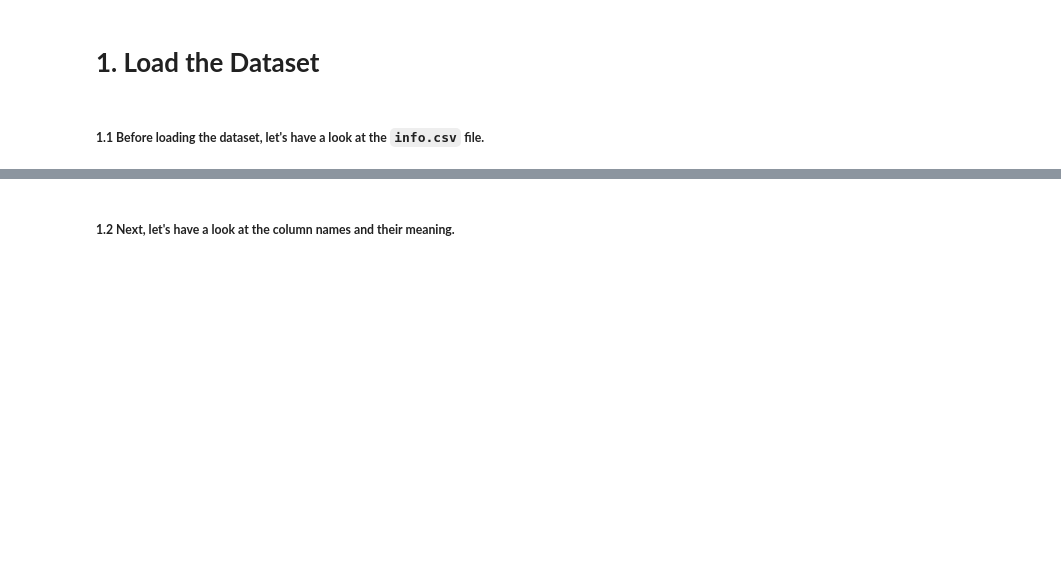
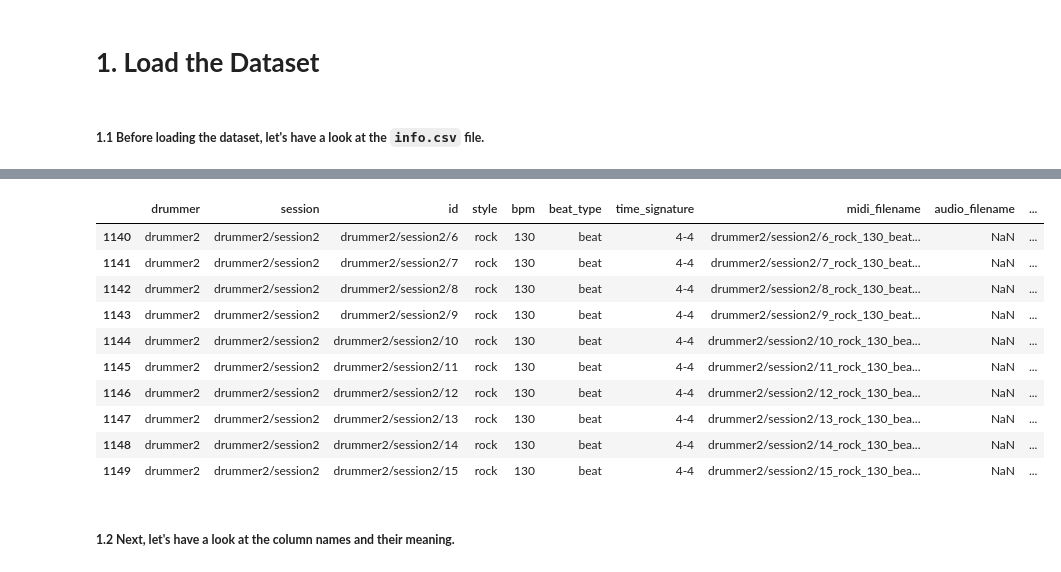
Before and after one commit to IngaKristin/Final-Project-TensorFlow, a Jupyter notebook: dataset_preprocessing.ipynb, the cells around one changed output, grey strips where cells are left out. Cells and saved outputs as stored; diff of their text form; code cells hidden in the pictures; blank space fills up the shorter version.

```diff
--- a/dataset_preprocessing.ipynb
+++ b/dataset_preprocessing.ipynb
@@ -39,3 +37,17 @@ df
+# %%
+df.tail(10)
+# %% [output]
+|  | drummer | session | id | style | bpm | beat_type | time_signature | midi_filename | audio_filename | ... |
+| 1140 | drummer2 | drummer2/session2 | drummer2/session2/6 | rock | 130 | beat | 4-4 | drummer2/session2/6_rock_130_beat... | NaN | ... |
+| 1141 | drummer2 | drummer2/session2 | drummer2/session2/7 | rock | 130 | beat | 4-4 | drummer2/session2/7_rock_130_beat... | NaN | ... |
+| 1142 | drummer2 | drummer2/session2 | drummer2/session2/8 | rock | 130 | beat | 4-4 | drummer2/session2/8_rock_130_beat... | NaN | ... |
+| 1143 | drummer2 | drummer2/session2 | drummer2/session2/9 | rock | 130 | beat | 4-4 | drummer2/session2/9_rock_130_beat... | NaN | ... |
+| 1144 | drummer2 | drummer2/session2 | drummer2/session2/10 | rock | 130 | beat | 4-4 | drummer2/session2/10_rock_130_bea... | NaN | ... |
+| 1145 | drummer2 | drummer2/session2 | drummer2/session2/11 | rock | 130 | beat | 4-4 | drummer2/session2/11_rock_130_bea... | NaN | ... |
+| 1146 | drummer2 | drummer2/session2 | drummer2/session2/12 | rock | 130 | beat | 4-4 | drummer2/session2/12_rock_130_bea... | NaN | ... |
+| 1147 | drummer2 | drummer2/session2 | drummer2/session2/13 | rock | 130 | beat | 4-4 | drummer2/session2/13_rock_130_bea... | NaN | ... |
+| 1148 | drummer2 | drummer2/session2 | drummer2/session2/14 | rock | 130 | beat | 4-4 | drummer2/session2/14_rock_130_bea... | NaN | ... |
+| 1149 | drummer2 | drummer2/session2 | drummer2/session2/15 | rock | 130 | beat | 4-4 | drummer2/session2/15_rock_130_bea... | NaN | ... |
 # %% [markdown]
 ##### **1.2 Next, let's have a look at the column names and their meaning.**
 # %%
```
Also changed, not shown: parts of 2 cells of this notebook.
